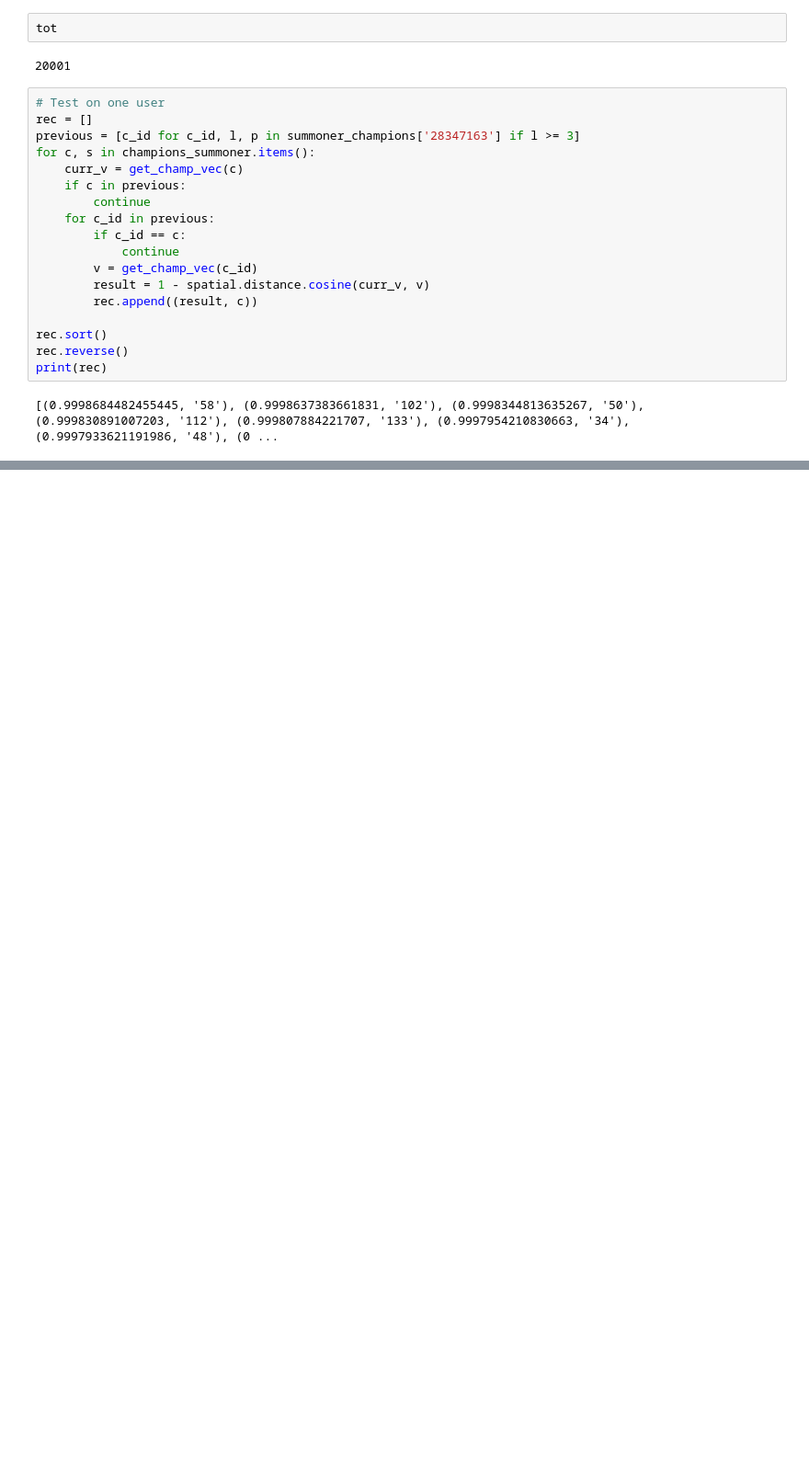
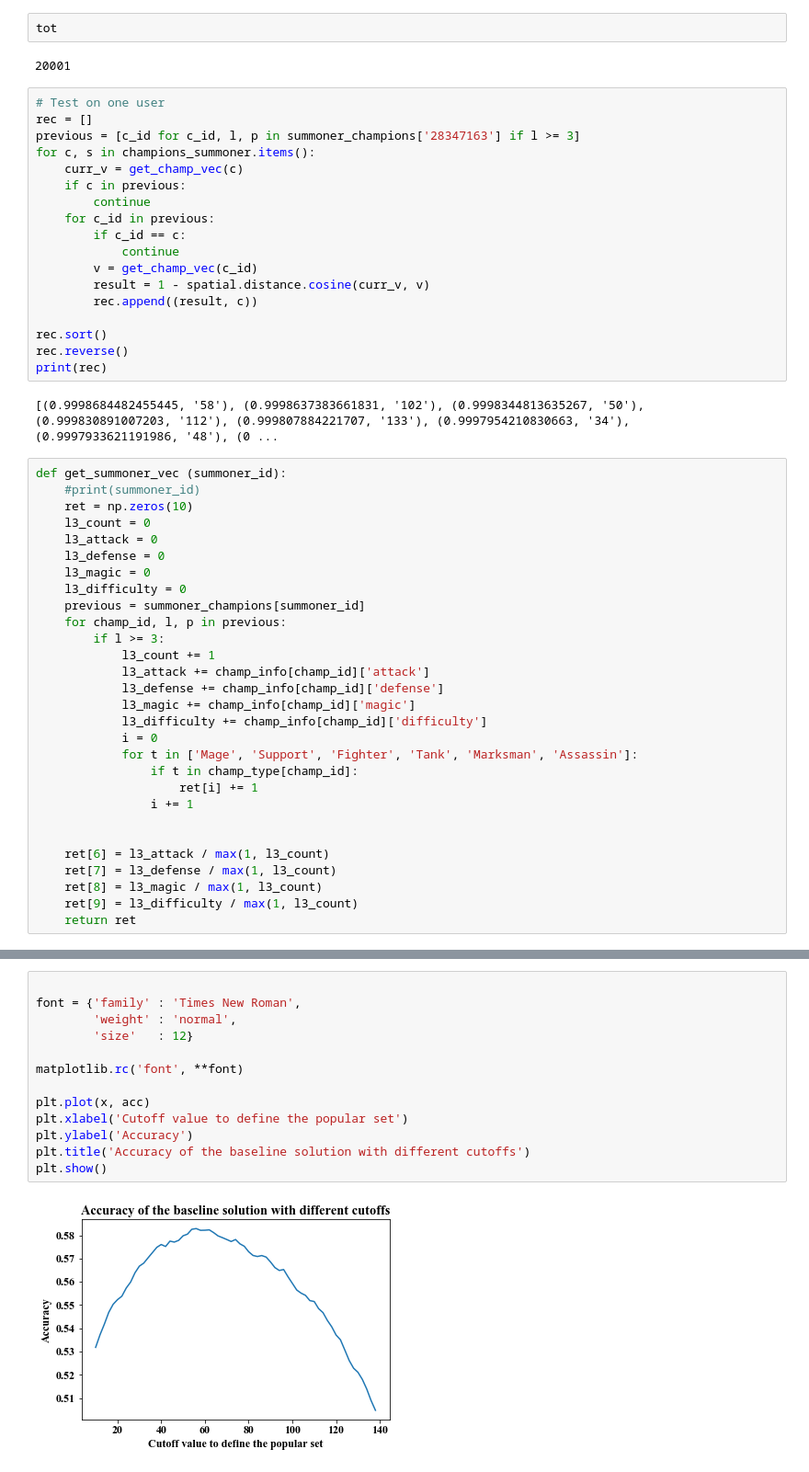
Before and after one commit to harryyizihan/predict_champions, a Jupyter notebook: Haozhe.ipynb, the cells around one changed output, grey strips where cells are left out. Shown at 92% size. Drawn from its saved outputs; the diff is of its cells as text; blank space fills up the shorter version.

Commit message:
add baseline solution and cosine similarity comparision of summoners

```diff
--- a/Haozhe.ipynb
+++ b/Haozhe.ipynb
@@ -424,3 +428,32 @@ rec.reverse()
 print(rec)
 # %% [output]
 [(0.9998684482455445, '58'), (0.9998637383661831, '102'), (0.9998344813635267, '50'), (0.999830891007203, '112'), (0.999807884221707, '133'), (0.9997954210830663, '34'), (0.9997933621191986, '48'), (0 ...
+# %%
+def get_summoner_vec (summoner_id):
+    #print(summoner_id)
+    ret = np.zeros(10)
+    l3_count = 0
+    l3_attack = 0
+    l3_defense = 0
+    l3_magic = 0
+    l3_difficulty = 0
+    previous = summoner_champions[summoner_id]
+    for champ_id, l, p in previous:
+        if l >= 3:
+            l3_count += 1
+            l3_attack += champ_info[champ_id]['attack']
+            l3_defense += champ_info[champ_id]['defense']
+            l3_magic += champ_info[champ_id]['magic']
+            l3_difficulty += champ_info[champ_id]['difficulty']
+            i = 0
+            for t in ['Mage', 'Support', 'Fighter', 'Tank', 'Marksman', 'Assassin']:
+                if t in champ_type[champ_id]:
+                    ret[i] += 1
+                i += 1
+
+
+    ret[6] = l3_attack / max(1, l3_count)
+    ret[7] = l3_defense / max(1, l3_count)
+    ret[8] = l3_magic / max(1, l3_count)
+    ret[9] = l3_difficulty / max(1, l3_count)
+    return ret
@@ -426,0 +565,15 @@ print(rec)
+# %%
+
+font = {'family' : 'Times New Roman',
+        'weight' : 'normal',
+        'size'   : 12}
+
+matplotlib.rc('font', **font)
+
+plt.plot(x, acc)
+plt.xlabel('Cutoff value to define the popular set')
+plt.ylabel('Accuracy')
+plt.title('Accuracy of the baseline solution with different cutoffs')
+plt.show()
+# %% [output]
+[figure, added]
```
Also changed, not shown: parts of 8 cells of this notebook.
